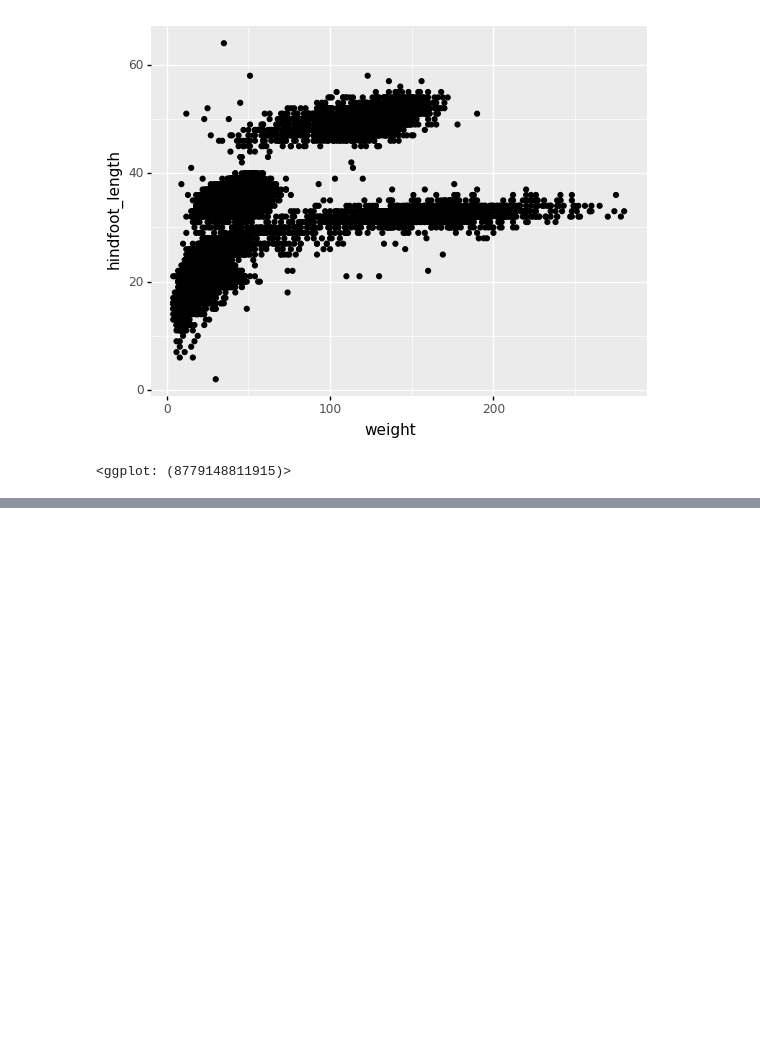
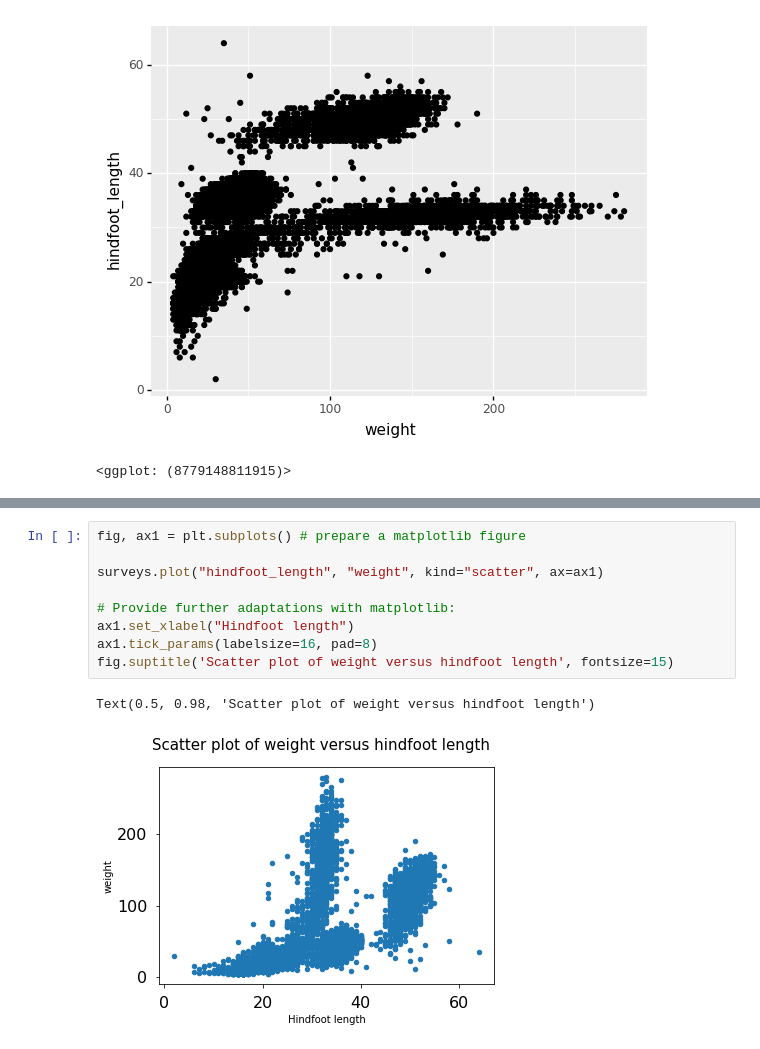
Before and after one commit to BryanAbuchery/LearningPython3, a Jupyter notebook: Python_Exercises.ipynb, the cells around one changed output, grey strips where cells are left out. Saved outputs shown, nothing was run; the diff lists cells and outputs as text; blank space fills up the shorter version.

```diff
--- a/Python_Exercises.ipynb
+++ b/Python_Exercises.ipynb
@@ -366,0 +410,12 @@ my_plot
+# %%
+fig, ax1 = plt.subplots() # prepare a matplotlib figure
+
+surveys.plot("hindfoot_length", "weight", kind="scatter", ax=ax1)
+
+# Provide further adaptations with matplotlib:
+ax1.set_xlabel("Hindfoot length")
+ax1.tick_params(labelsize=16, pad=8)
+fig.suptitle('Scatter plot of weight versus hindfoot length', fontsize=15)
+# %% [output]
+Text(0.5, 0.98, 'Scatter plot of weight versus hindfoot length')
+[figure, added]
```
Also changed, not shown: parts of 8 cells of this notebook, 1 other file.
